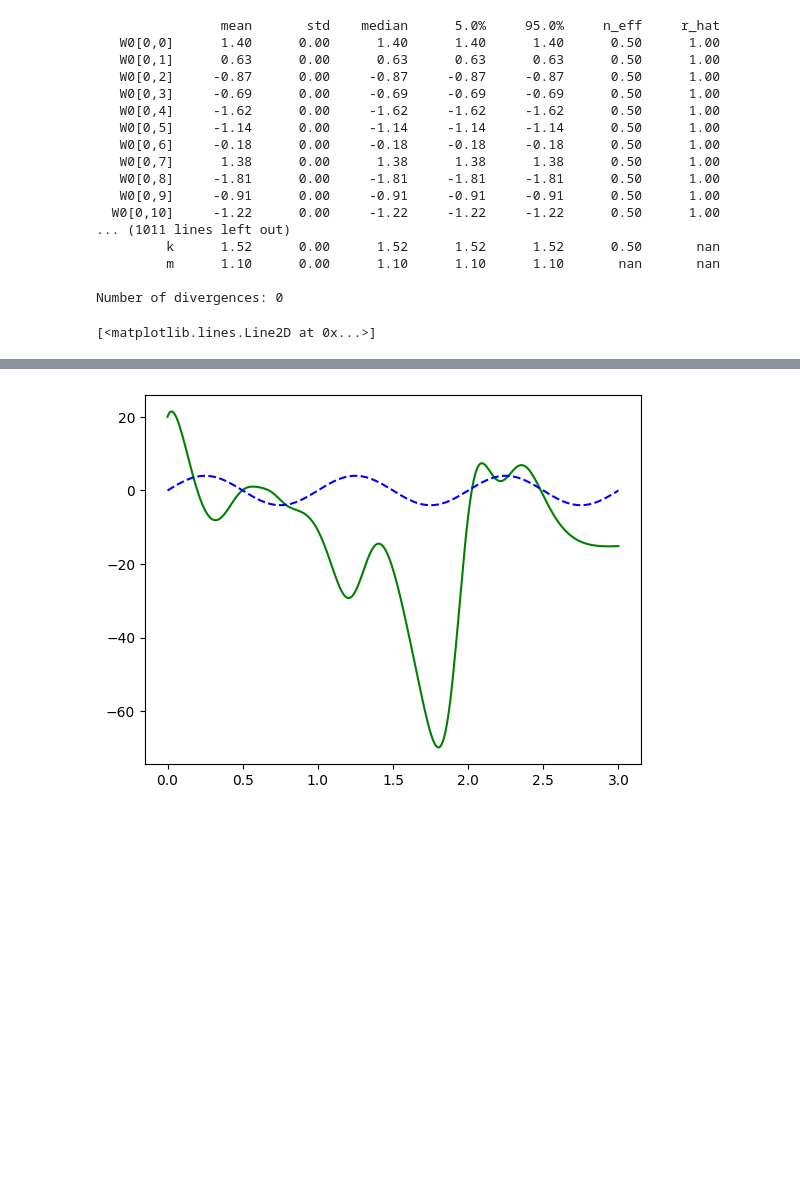
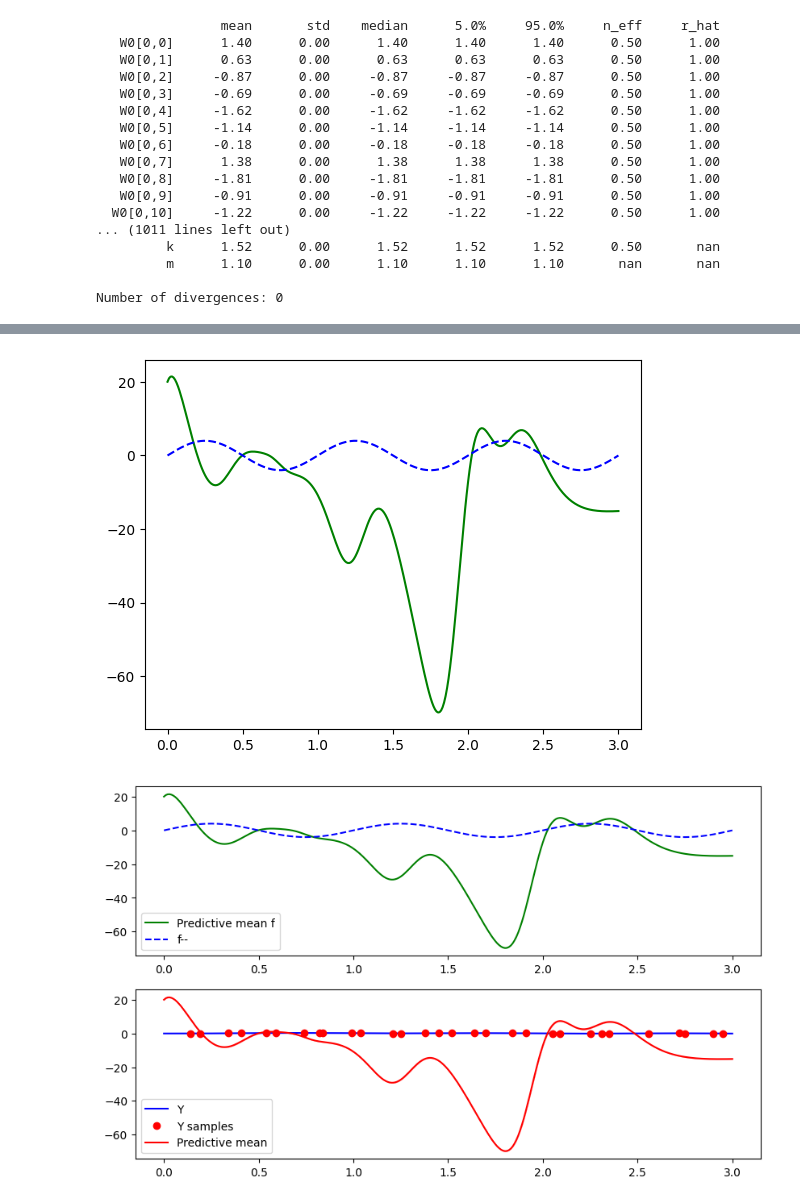
Before and after one commit to TobiLeitgeb/BNN_project, a Jupyter notebook: code/damped_oscillatorPBNN.ipynb, the cells around one changed output, grey strips where cells are left out. Cells and saved outputs as stored; diff of their text form; code cells hidden in the pictures; blank space fills up the shorter version.

```diff
--- a/code/damped_oscillatorPBNN.ipynb
+++ b/code/damped_oscillatorPBNN.ipynb
@@ -12,6 +12,7 @@ from numpyro.optim import Adam
 import matplotlib.pyplot as plt
 import seaborn as sns
 from functools import partial
+sns.set_theme("paper", font_scale=1.5)
 
 from typing import Tuple, List, Callable
 import sys
@@ -180,30 +181,44 @@ Number of divergences: 0
 # %%
 samples = mcmc.get_samples()
 #predictive
 predictive = Predictive(wideband_dnn, samples, return_sites=["Y_u", "Y_f"])
 predictions = predictive(jax.random.PRNGKey(1), (X_test, X_test), None, LAYERS)
 
 # Plot the sampled training points
 plt.figure(figsize=(8, 6))
 plt.plot(X, Y, 'b', label='Y')
 plt.plot(X_train[0], Y_train[0], 'ro', label='Y samples')
 
 # Plot the predictions
 mean_prediction = jnp.mean(predictions["Y_u"], axis=0)
 stddev_prediction = jnp.std(predictions["Y_u"], axis=0)
 
 plt.fill_between(X_test.ravel(), mean_prediction.ravel() - 2*stddev_prediction.ravel(), mean_prediction.ravel() + 2*stddev_prediction.ravel(), color='r', alpha=0.2)
 plt.plot(X_test, mean_prediction, 'r', label='Predictive mean')
 #plot gamma distribution
 
 
 #plot f
 mean_prediction = jnp.mean(predictions["Y_f"], axis=0)
 stddev_prediction = jnp.std(predictions["Y_f"], axis=0)
 plt.figure()
 plt.plot(X_test, mean_prediction, 'g', label='Predictive mean f')
 plt.plot(X_test, f_test, 'b--', label='f--')
+
+# make figure with 2 subplots for f and u
+plt.figure(figsize=(10, 6))
+plt.subplot(2, 1, 1)
+plt.plot(X_test, mean_prediction, 'g', label='Predictive mean f')
+plt.plot(X_test, f_test, 'b--', label='f--')
+plt.legend()
+plt.subplot(2, 1, 2)
+plt.plot(X, Y, 'b', label='Y')
+plt.plot(X_train[0], Y_train[0], 'ro', label='Y samples')
+plt.fill_between(X_test.ravel(), mean_prediction.ravel() - 2*stddev_prediction.ravel(), mean_prediction.ravel() + 2*stddev_prediction.ravel(), color='r', alpha=0.2)
+plt.plot(X_test, mean_prediction, 'r', label='Predictive mean')
+plt.legend()
+plt.savefig("../plots/bnn_oscilator1_pinn.png")
 # %% [output]
-[<matplotlib.lines.Line2D at 0x...>]
 [figure]
 [figure]
+[figure, added]
```
Also changed, not shown: 3 other files.
